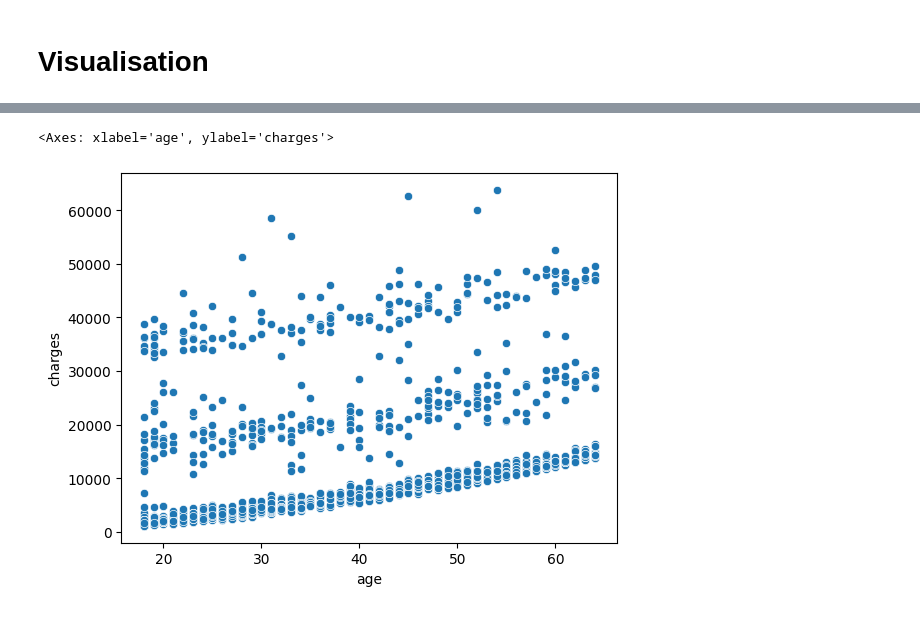
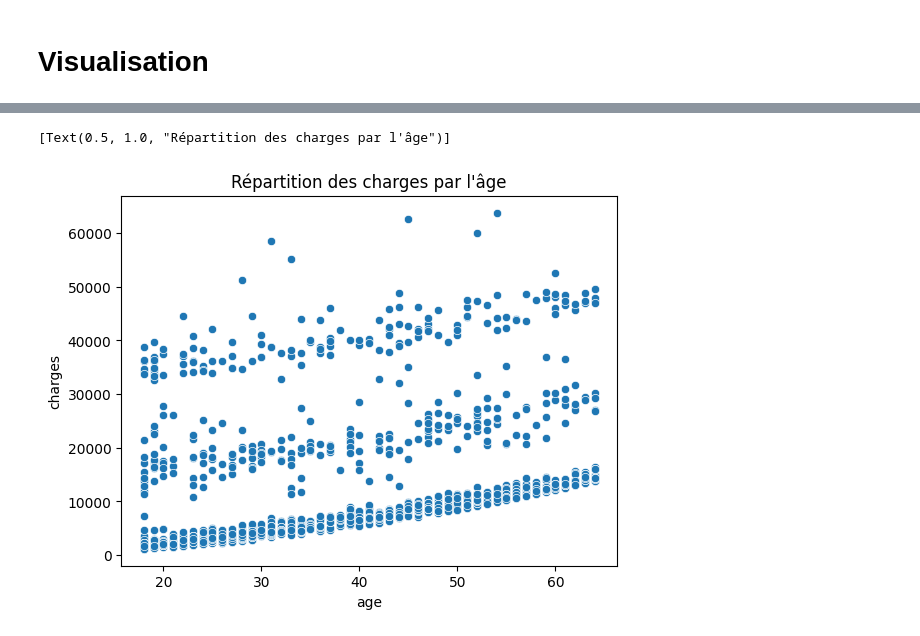
Before and after one commit to Daviddavid-sudo/Briefprimeassurance, a Jupyter notebook: analyse.ipynb, the cells around one changed output, grey strips where cells are left out. Drawn from its saved outputs; the diff is of its cells as text; code cells hidden in the pictures.

```diff
--- a/analyse.ipynb
+++ b/analyse.ipynb
@@ -239,5 +149,5 @@ plt.show()
 # %%
-sns.scatterplot(data = df, y = "charges", x = "age")
+sns.scatterplot(data = df, y = "charges", x = "age").set(title="Répartition des charges par l'âge")
 # %% [output]
-<Axes: xlabel='age', ylabel='charges'>
+[Text(0.5, 1.0, "Répartition des charges par l'âge")]
-[figure, old version]
+[figure, new version]
```
Also changed, not shown: parts of 56 cells of this notebook, 1 other file.
